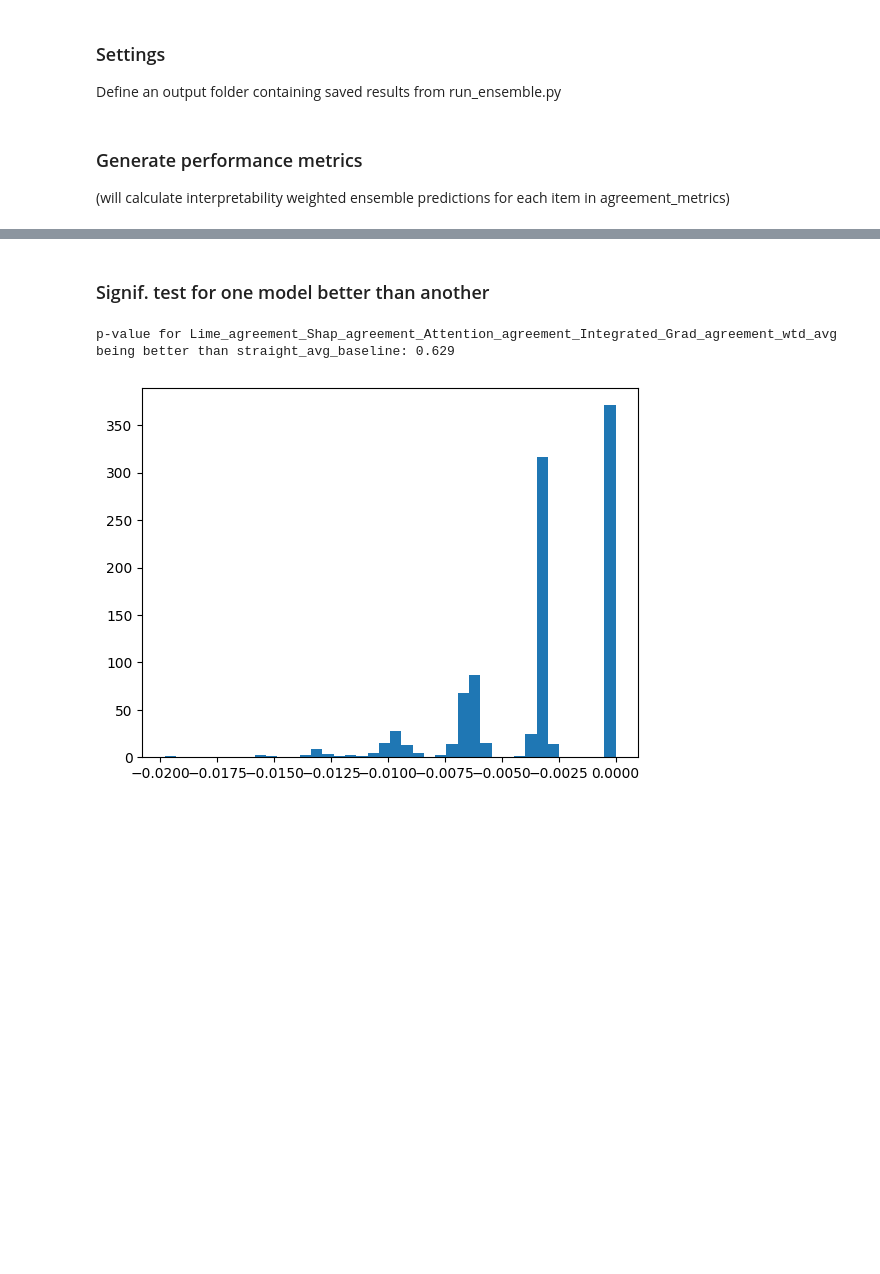
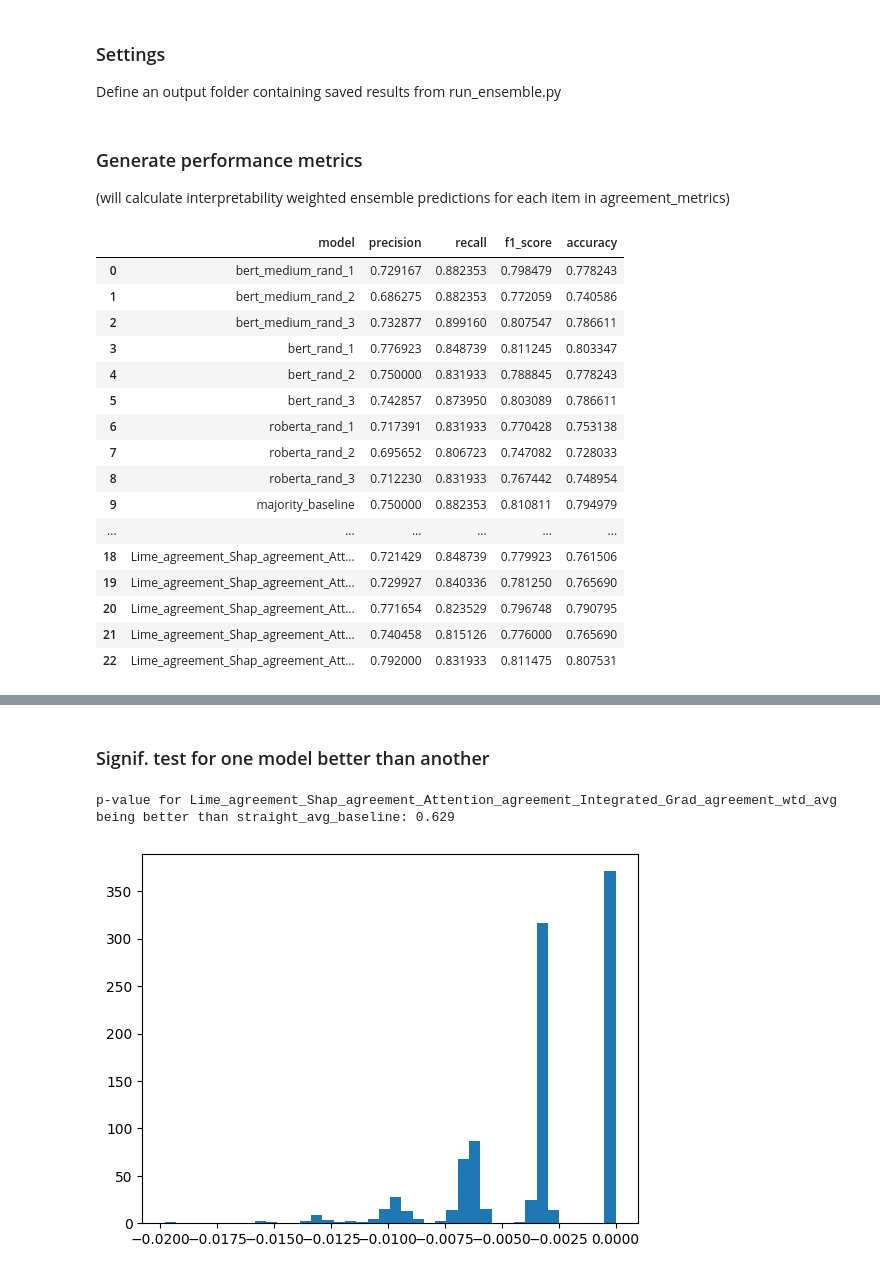
Before and after one commit to dolmas1/MLP_Group_Project, a Jupyter notebook: scripts/Evaluation_notebook.ipynb, the cells around one changed output, grey strips where cells are left out. Saved outputs shown, nothing was run; the diff lists cells and outputs as text; code cells hidden in the pictures; blank space fills up the shorter version.

Commit message:
Evaluate dissimilarity ensembles, and top-i agreement models

```diff
--- a/scripts/Evaluation_notebook.ipynb
+++ b/scripts/Evaluation_notebook.ipynb
@@ -13,7 +13,7 @@ from sklearn.metrics import accuracy_score, classification_report, confusion_mat
 ### Settings
 Define an output folder containing saved results from run_ensemble.py
 # %%
-ensemble_model_output_folder = 'ensemble_inter_dev'
+ensemble_model_output_folder = 'ensemble_inter_test'
 ### PICK ONE OF:
     # 'ensemble_inter_cola_dev'
     # 'ensemble_inter_cola_test'
@@ -24,10 +24,11 @@ ensemble_model_output_folder = 'ensemble_inter_dev'
 
 
 # which varieties of interpretability ensembles should we generate?
-agreement_metrics = [['Lime_agreement'],
-                     ['Shap_agreement'],
-                     ['Attention_agreement'],
-                     ['Integrated_Grad_agreement'],
+agreement_metrics = [#['Lime_agreement'],
+                     #['Shap_agreement'],
+                     #['Attention_agreement'],
+                     #['Integrated_Grad_agreement'],
+
                      #['Lime_agreement', 'Integrated_Grad_agreement'],
                      #['Lime_agreement', 'Attention_agreement'],
                      #['Lime_agreement', 'Shap_agreement'],
@@ -63,6 +64,7 @@ all_ensemble_preds['straight_avg_baseline'] = all_ensemble_preds[models].mean(ax
 # Define a lambda function to compute the weighted mean:
 wm = lambda x: np.average(x, weights=temp.loc[x.index, "agreement"])
 
+
 for mt in agreement_metrics:
 
     temp = df[['Test_example', 'Model_id', 'Probability for Hate']].copy()
@@ -71,31 +73,64 @@ for mt in agreement_metrics:
     wtd_vote = temp.groupby(["Test_example"]).agg(wtd_vote=("Probability for Hate", wm)).wtd_vote.values
     all_ensemble_preds[f"{'_'.join(mt)}_modal_vote"] = modal_vote
     all_ensemble_preds[f"{'_'.join(mt)}_wtd_avg"] = wtd_vote
+
+
+    # THIS BIT OPTIONAL/NEW: also extract the wtd avg score with respect to DISSIMILARITY (opposite of agreement)
+    wm_inv = lambda x: np.average(x, weights= 1 - temp.loc[x.index, "agreement"])
+    wtd_inv_vote = temp.groupby(["Test_example"]).agg(wtd_vote=("Probability for Hate", wm_inv)).wtd_vote.values
+    all_ensemble_preds[f"{'_'.join(mt)}_wtd_inv_avg"] = wtd_inv_vote
+
+
+    # THIS BIT OPTIONAL/NEW: also extract n-th highest agreement model (for n = 1 to 9)
+    for i in range(len(models)):
+        # returns the row/model index of the ith highest agreement score for each example:
+        get_ith_highest_idx = lambda x: x.nlargest(i+1).index[-1]
+        ith_idx = temp.groupby("Test_example").agreement.apply(get_ith_highest_idx).values
+        # return model prediction matching that index:
+        all_ensemble_preds[f"{'_'.join(mt)}_top_{i+1}"] = temp['Probability for Hate'].iloc[ith_idx].values
 # %%
 # Calculate ensemble metrics
 def calc_metrics(all_ensemble_preds):
 
     precisions = []
     recalls = []
     f1_scores = []
     accuracies = []
 
     for ensemble_pred in all_ensemble_preds.columns[3:]:
             y_true = np.array(all_ensemble_preds['True Label'])
             y_pred = np.array(all_ensemble_preds[ensemble_pred] >= 0.5)
             tp, fn, fp, tn = confusion_matrix(y_true, y_pred, labels=[1,0]).ravel()
             precisions.append(tp / (tp + fp))
             recalls.append(tp / (tp + fn))
             f1_scores.append(2 * tp / (2*tp + fp + fn))
             accuracies.append((tp + tn) / (tp + tn + fp + fn))
 
 
     metrics = pd.DataFrame({'model': all_ensemble_preds.columns[3:],
                             'precision': precisions,
                             'recall': recalls,
                             'f1_score': f1_scores,
                             'accuracy': accuracies})
     return metrics
 
 metrics = calc_metrics(all_ensemble_preds)
-#metrics
+metrics
+# %% [output]
+|  | model | precision | recall | f1_score | accuracy |
+| 0 | bert_medium_rand_1 | 0.729167 | 0.882353 | 0.798479 | 0.778243 |
+| 1 | bert_medium_rand_2 | 0.686275 | 0.882353 | 0.772059 | 0.740586 |
+| 2 | bert_medium_rand_3 | 0.732877 | 0.899160 | 0.807547 | 0.786611 |
+| 3 | bert_rand_1 | 0.776923 | 0.848739 | 0.811245 | 0.803347 |
+| 4 | bert_rand_2 | 0.750000 | 0.831933 | 0.788845 | 0.778243 |
+| 5 | bert_rand_3 | 0.742857 | 0.873950 | 0.803089 | 0.786611 |
+| 6 | roberta_rand_1 | 0.717391 | 0.831933 | 0.770428 | 0.753138 |
+| 7 | roberta_rand_2 | 0.695652 | 0.806723 | 0.747082 | 0.728033 |
+| 8 | roberta_rand_3 | 0.712230 | 0.831933 | 0.767442 | 0.748954 |
+| 9 | majority_baseline | 0.750000 | 0.882353 | 0.810811 | 0.794979 |
+| ... | ... | ... | ... | ... | ... |
+| 18 | Lime_agreement_Shap_agreement_Att... | 0.721429 | 0.848739 | 0.779923 | 0.761506 |
+| 19 | Lime_agreement_Shap_agreement_Att... | 0.729927 | 0.840336 | 0.781250 | 0.765690 |
+| 20 | Lime_agreement_Shap_agreement_Att... | 0.771654 | 0.823529 | 0.796748 | 0.790795 |
+| 21 | Lime_agreement_Shap_agreement_Att... | 0.740458 | 0.815126 | 0.776000 | 0.765690 |
+| 22 | Lime_agreement_Shap_agreement_Att... | 0.792000 | 0.831933 | 0.811475 | 0.807531 |
```
Also changed, not shown: parts of 3 cells of this notebook.
